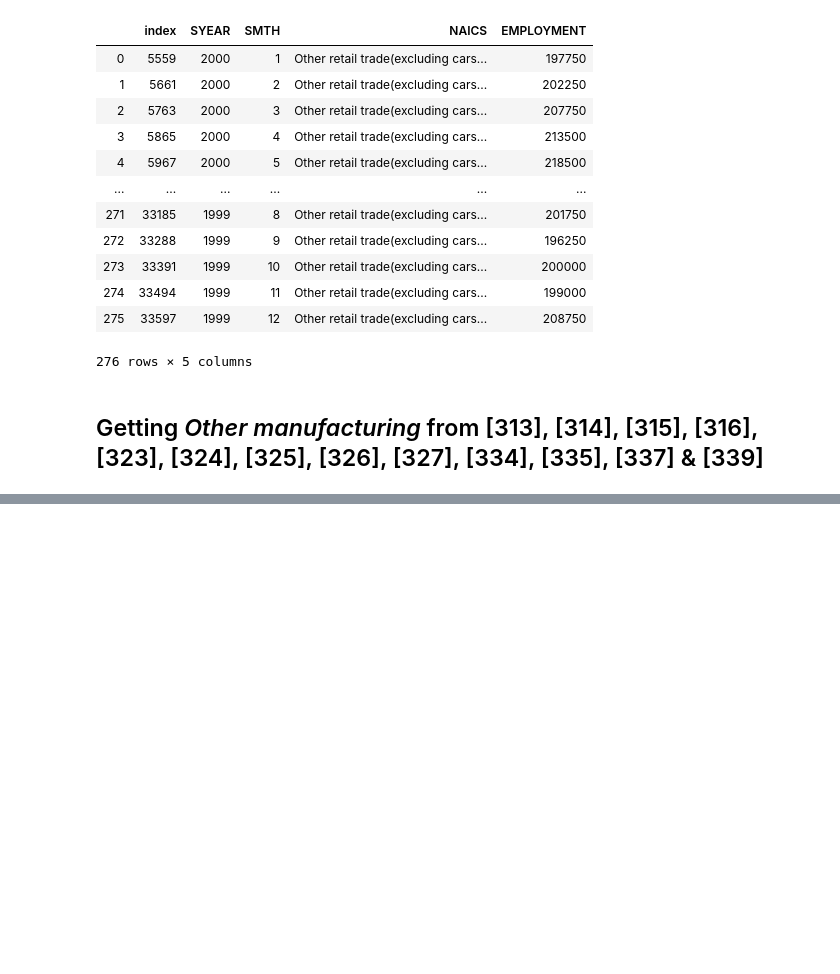
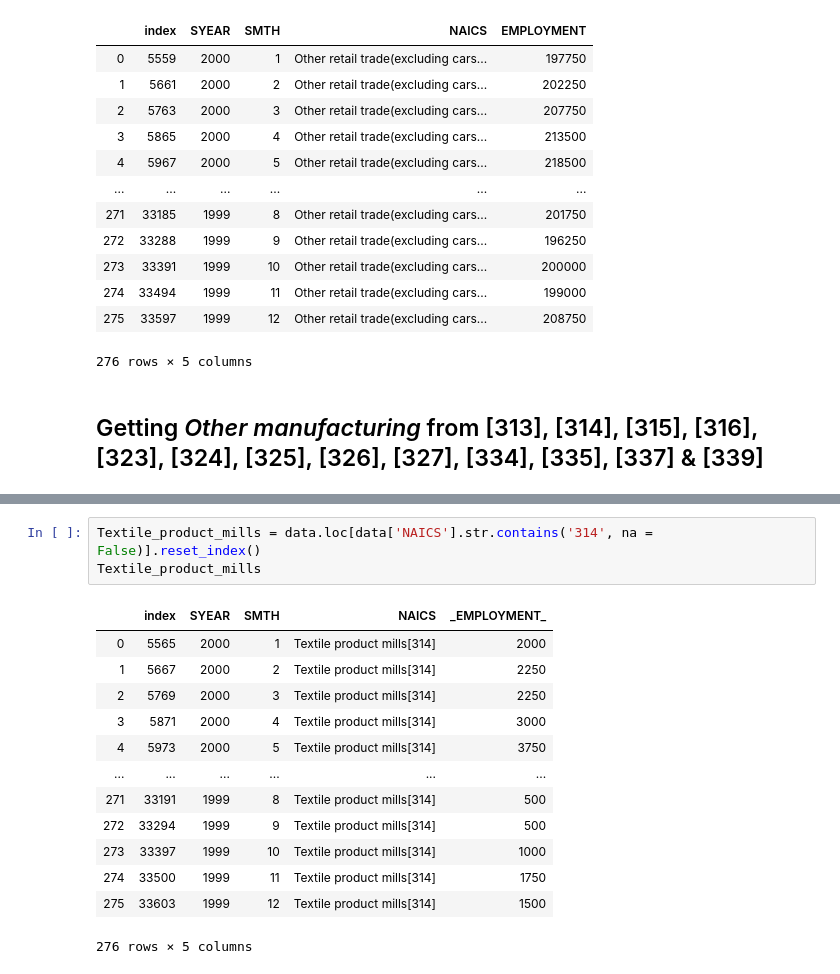
Before and after one commit to Hotlynn2/SERIES-ANALYSIS-OF-NAICS, a Jupyter notebook: Time Analysis Series.ipynb, the cells around one changed output, grey strips where cells are left out. Saved outputs shown, nothing was run; the diff lists cells and outputs as text; blank space fills up the shorter version.

```diff
--- a/Time Analysis Series.ipynb
+++ b/Time Analysis Series.ipynb
@@ -1914,0 +1932,17 @@ Other_retail_trade
+# %%
+Textile_product_mills = data.loc[data['NAICS'].str.contains('314', na = False)].reset_index()
+Textile_product_mills
+# %% [output]
+|  | index | SYEAR | SMTH | NAICS | _EMPLOYMENT_ |
+| 0 | 5565 | 2000 | 1 | Textile product mills[314] | 2000 |
+| 1 | 5667 | 2000 | 2 | Textile product mills[314] | 2250 |
+| 2 | 5769 | 2000 | 3 | Textile product mills[314] | 2250 |
+| 3 | 5871 | 2000 | 4 | Textile product mills[314] | 3000 |
+| 4 | 5973 | 2000 | 5 | Textile product mills[314] | 3750 |
+| ... | ... | ... | ... | ... | ... |
+| 271 | 33191 | 1999 | 8 | Textile product mills[314] | 500 |
+| 272 | 33294 | 1999 | 9 | Textile product mills[314] | 500 |
+| 273 | 33397 | 1999 | 10 | Textile product mills[314] | 1000 |
+| 274 | 33500 | 1999 | 11 | Textile product mills[314] | 1750 |
+| 275 | 33603 | 1999 | 12 | Textile product mills[314] | 1500 |
+276 rows × 5 columns
```
Also changed, not shown: parts of 4 cells of this notebook.
